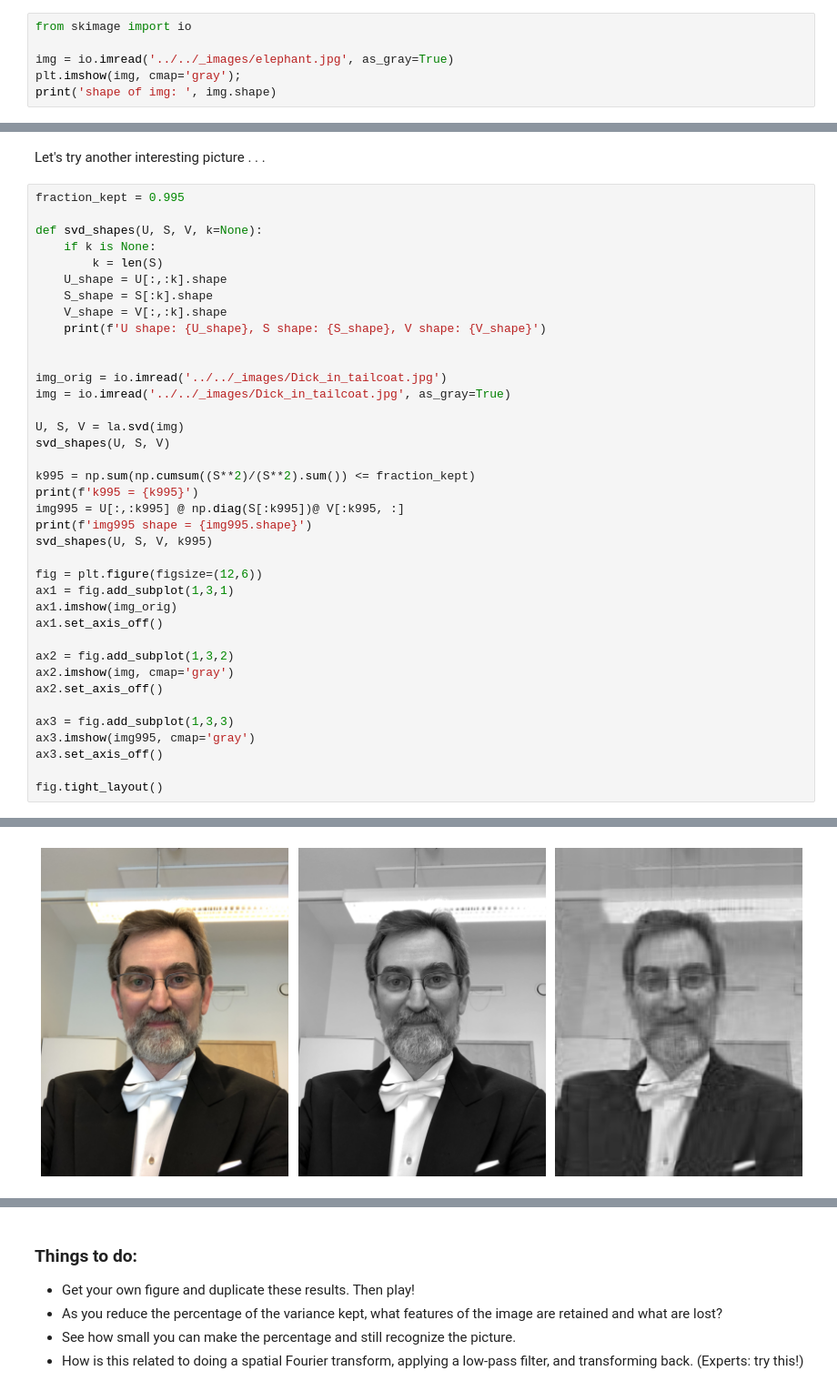
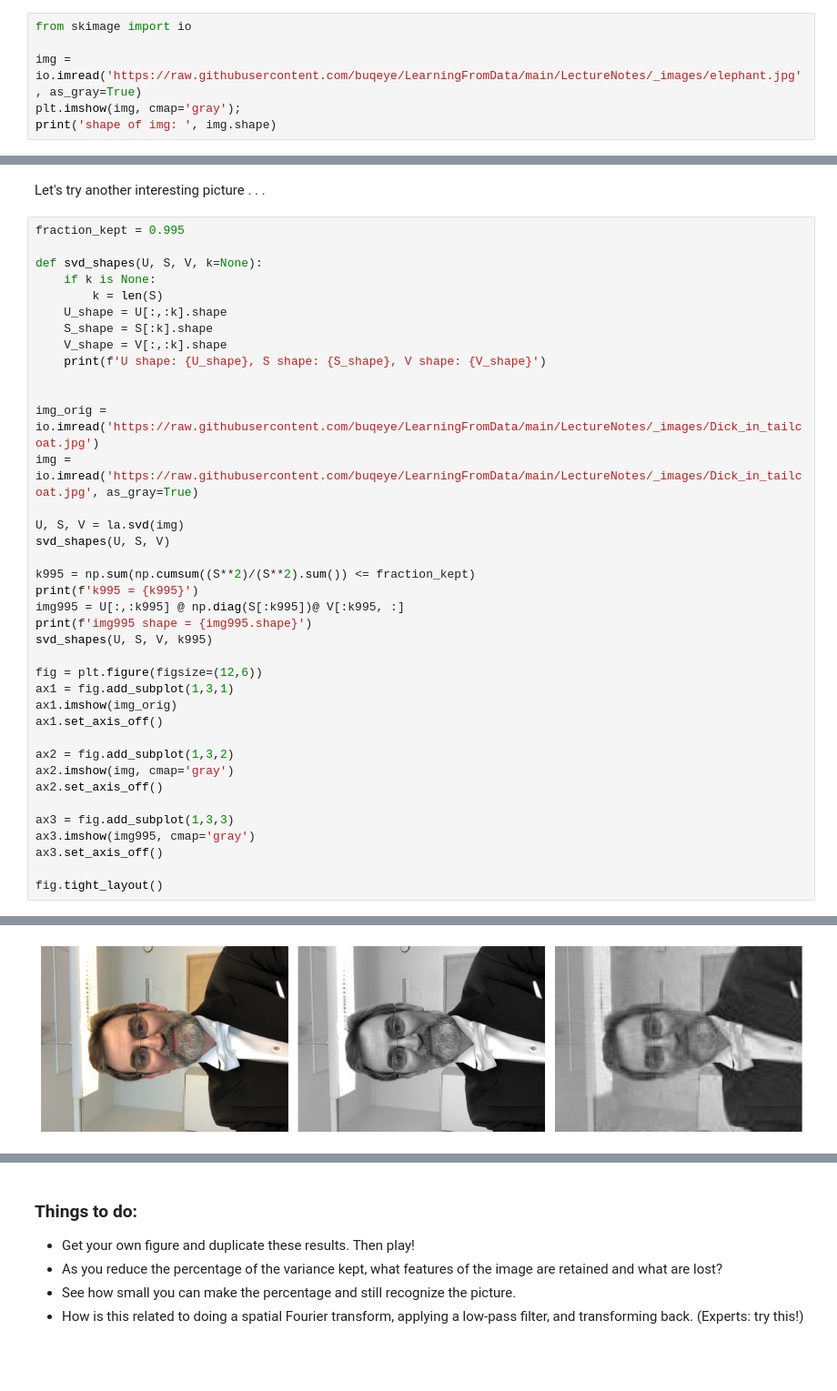
Before and after one commit to buqeye/LearningFromData, a Jupyter notebook: LectureNotes/_build/jupyter_execute/notebooks/SVD/linear_algebra_games_including_SVD.ipynb, the cells around one changed output, grey strips where cells are left out. Shown at 91% size. Cells and saved outputs as stored; diff of their text form; blank space fills up the shorter version.

```diff
--- a/LectureNotes/_build/jupyter_execute/notebooks/SVD/linear_algebra_games_including_SVD.ipynb
+++ b/LectureNotes/_build/jupyter_execute/notebooks/SVD/linear_algebra_games_including_SVD.ipynb
@@ -210,7 +216,7 @@ Read in `../../_images/elephant.jpg` as a gray-scale image. The image has $1066
 # %%
 from skimage import io
 
-img = io.imread('../../_images/elephant.jpg', as_gray=True)
+img = io.imread('https://raw.githubusercontent.com/buqeye/LearningFromData/main/LectureNotes/_images/elephant.jpg', as_gray=True)
 plt.imshow(img, cmap='gray');
 print('shape of img: ', img.shape)
 # %% [output]
@@ -309,8 +333,8 @@ def svd_shapes(U, S, V, k=None):
     print(f'U shape: {U_shape}, S shape: {S_shape}, V shape: {V_shape}')
 
 
-img_orig = io.imread('../../_images/Dick_in_tailcoat.jpg')
-img = io.imread('../../_images/Dick_in_tailcoat.jpg', as_gray=True)
+img_orig = io.imread('https://raw.githubusercontent.com/buqeye/LearningFromData/main/LectureNotes/_images/Dick_in_tailcoat.jpg')
+img = io.imread('https://raw.githubusercontent.com/buqeye/LearningFromData/main/LectureNotes/_images/Dick_in_tailcoat.jpg', as_gray=True)
 
 U, S, V = la.svd(img)
 svd_shapes(U, S, V)
@@ -343,4 +380,4 @@ U shape: (3088, 24), S shape: (24,), V shape: (2320, 24)
-[figure, old version]
+[figure, new version]
 # %%
 # Let's plot the eigenvalues and mark where k is
 fig = plt.figure(figsize=(8,6))
```
Also changed, not shown: parts of 30 cells of this notebook, 53 other files.
